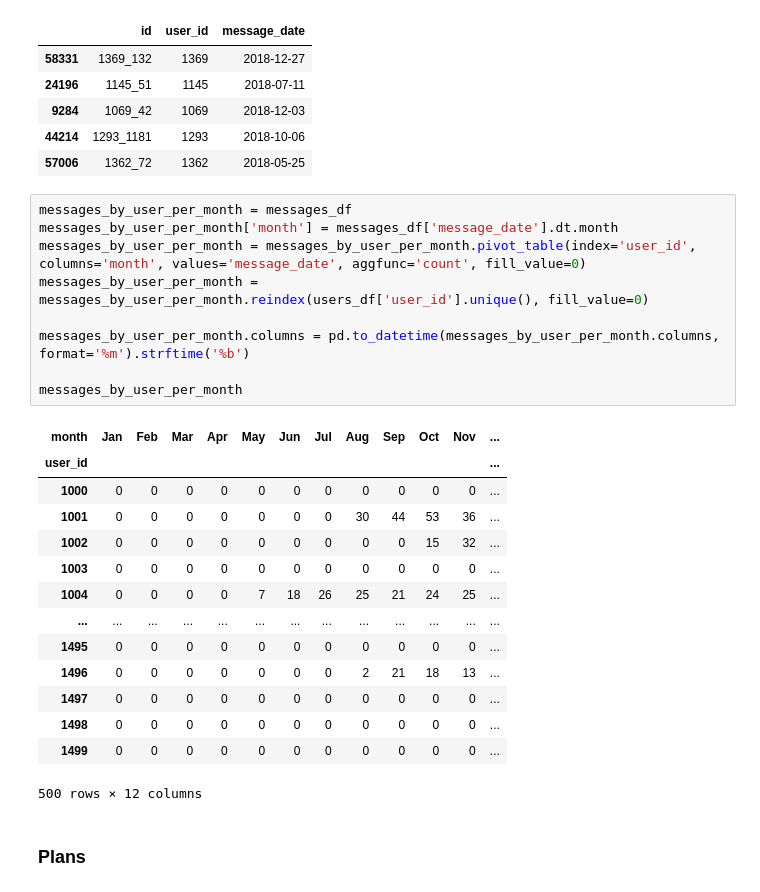
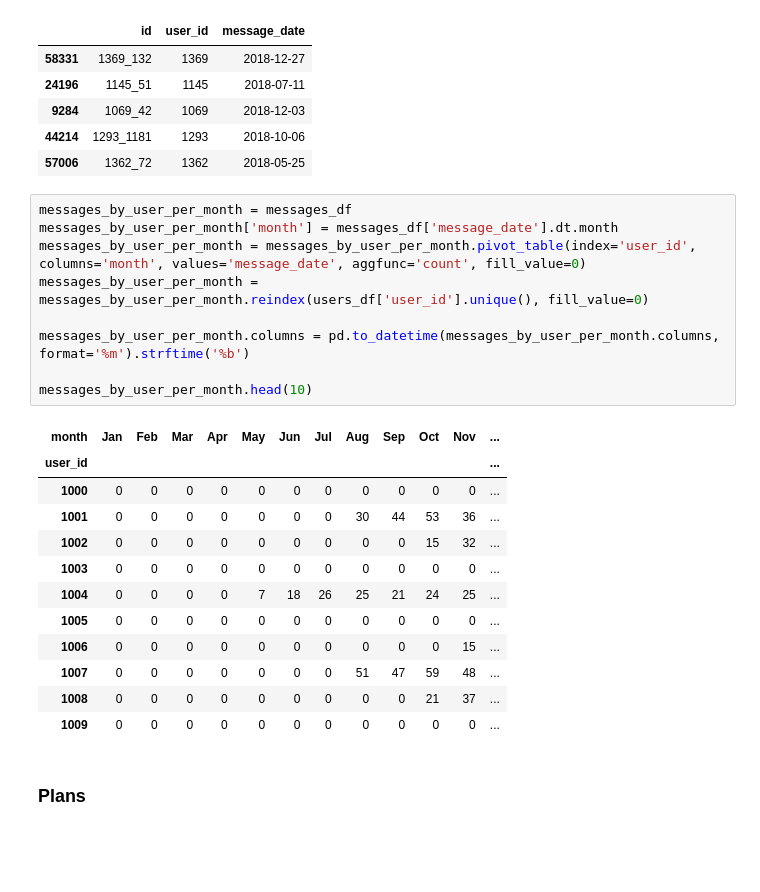
Before and after one commit to makstheimba/data-science-project-3, a Jupyter notebook: main.ipynb, the cells around one changed output. Drawn from its saved outputs; the diff is of its cells as text; blank space fills up the shorter version.

```diff
--- a/main.ipynb
+++ b/main.ipynb
@@ -171,27 +171,25 @@ memory usage: 1.7+ MB
 # %%
 messages_by_user_per_month = messages_df
 messages_by_user_per_month['month'] = messages_df['message_date'].dt.month
 messages_by_user_per_month = messages_by_user_per_month.pivot_table(index='user_id', columns='month', values='message_date', aggfunc='count', fill_value=0)
 messages_by_user_per_month = messages_by_user_per_month.reindex(users_df['user_id'].unique(), fill_value=0)
 
 messages_by_user_per_month.columns = pd.to_datetime(messages_by_user_per_month.columns, format='%m').strftime('%b')
 
-messages_by_user_per_month
+messages_by_user_per_month.head(10)
 # %% [output]
 | month | Jan | Feb | Mar | Apr | May | Jun | Jul | Aug | Sep | Oct | Nov | ... |
 | user_id |  |  |  |  |  |  |  |  |  |  |  | ... |
 | 1000 | 0 | 0 | 0 | 0 | 0 | 0 | 0 | 0 | 0 | 0 | 0 | ... |
 | 1001 | 0 | 0 | 0 | 0 | 0 | 0 | 0 | 30 | 44 | 53 | 36 | ... |
 | 1002 | 0 | 0 | 0 | 0 | 0 | 0 | 0 | 0 | 0 | 15 | 32 | ... |
 | 1003 | 0 | 0 | 0 | 0 | 0 | 0 | 0 | 0 | 0 | 0 | 0 | ... |
 | 1004 | 0 | 0 | 0 | 0 | 7 | 18 | 26 | 25 | 21 | 24 | 25 | ... |
-| ... | ... | ... | ... | ... | ... | ... | ... | ... | ... | ... | ... | ... |
-| 1495 | 0 | 0 | 0 | 0 | 0 | 0 | 0 | 0 | 0 | 0 | 0 | ... |
-| 1496 | 0 | 0 | 0 | 0 | 0 | 0 | 0 | 2 | 21 | 18 | 13 | ... |
-| 1497 | 0 | 0 | 0 | 0 | 0 | 0 | 0 | 0 | 0 | 0 | 0 | ... |
-| 1498 | 0 | 0 | 0 | 0 | 0 | 0 | 0 | 0 | 0 | 0 | 0 | ... |
-| 1499 | 0 | 0 | 0 | 0 | 0 | 0 | 0 | 0 | 0 | 0 | 0 | ... |
+| 1005 | 0 | 0 | 0 | 0 | 0 | 0 | 0 | 0 | 0 | 0 | 0 | ... |
+| 1006 | 0 | 0 | 0 | 0 | 0 | 0 | 0 | 0 | 0 | 0 | 15 | ... |
+| 1007 | 0 | 0 | 0 | 0 | 0 | 0 | 0 | 51 | 47 | 59 | 48 | ... |
+| 1008 | 0 | 0 | 0 | 0 | 0 | 0 | 0 | 0 | 0 | 21 | 37 | ... |
+| 1009 | 0 | 0 | 0 | 0 | 0 | 0 | 0 | 0 | 0 | 0 | 0 | ... |
-500 rows × 12 columns
 # %% [markdown]
 ### Plans
 # %%
```
Also changed, not shown: parts of 2 cells of this notebook.
